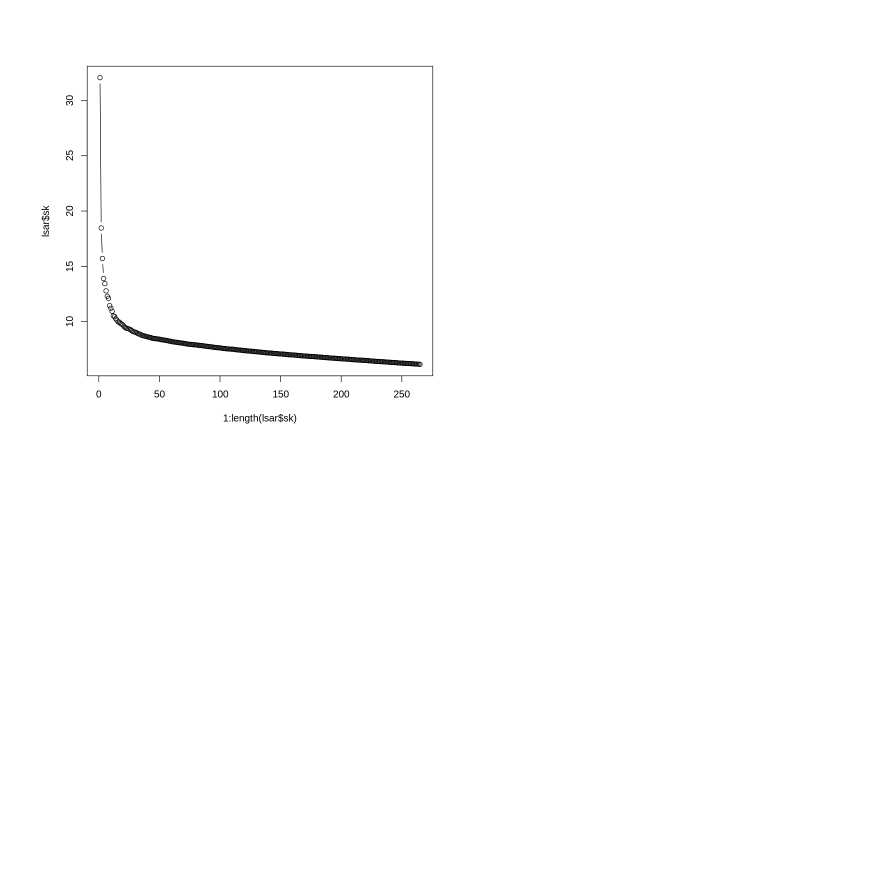
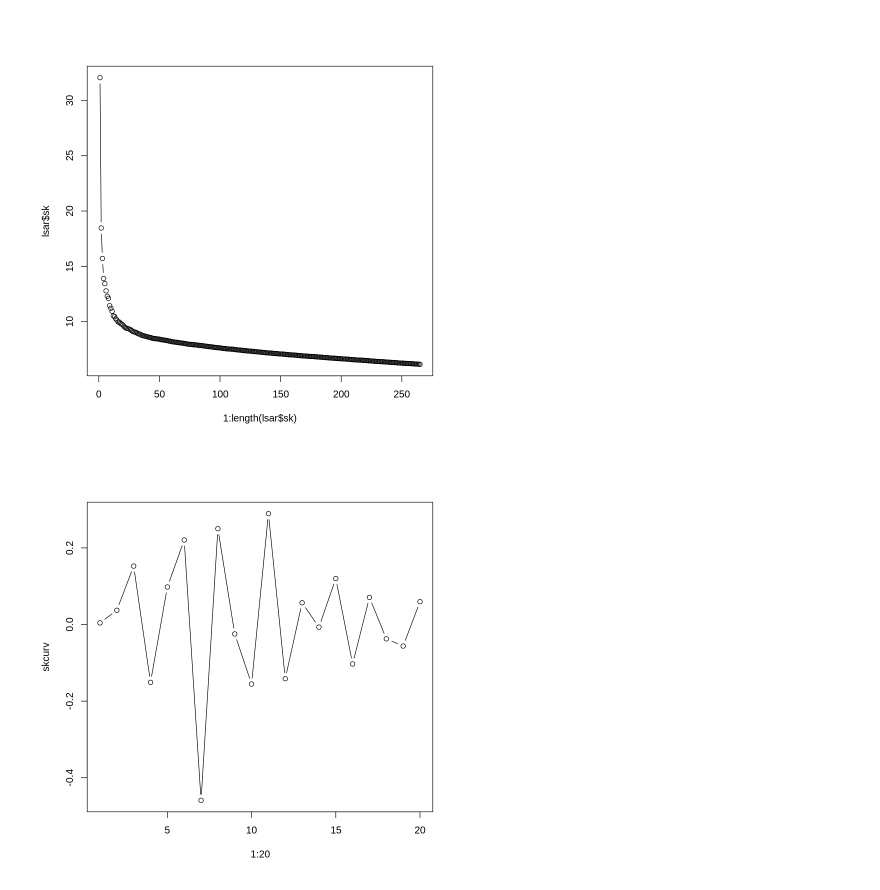
Before and after one commit to andrix17/proWine, a Jupyter notebook: notebook/TF-IDFClassification.ipynb, the cells around one changed output. Drawn from its saved outputs; the diff is of its cells as text; code cells hidden in the pictures; blank space fills up the shorter version.

```diff
--- a/notebook/TF-IDFClassification.ipynb
+++ b/notebook/TF-IDFClassification.ipynb
@@ -499,0 +499,8 @@ plot(1:length(lsar$sk), lsar$sk, type="b")
+# %%
+fordiff <- function(x) x[2:length(x)] - x[1:(length(x)-1)]
+skd <- fordiff(lsar$sk)
+skdd <- fordiff(skd)
+skcurv <- skdd[1:20] / (1+(skd[1:20])^2)^1.5
+plot( 1:20, skcurv, type="b" )
+# %% [output]
+[figure, added]
```
Also changed, not shown: parts of 20 cells of this notebook.
